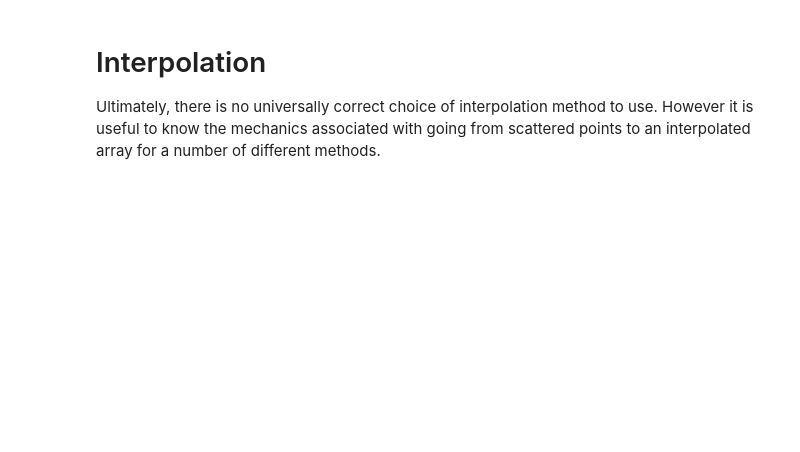
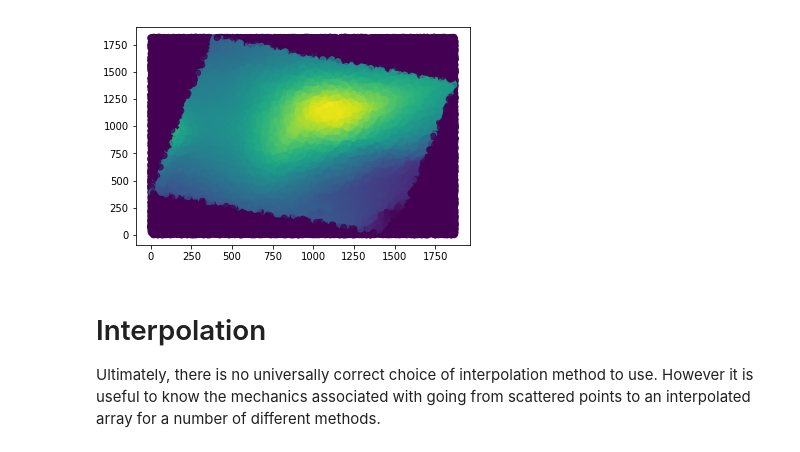
Before and after one commit to CGCooke/CGCooke.github.io, a Jupyter notebook: _jupyter/Scattered-Interpolation.ipynb, the cells around one changed output. Drawn from its saved outputs; the diff is of its cells as text; code cells hidden in the pictures; blank space fills up the shorter version.

```diff
--- a/_jupyter/Scattered-Interpolation.ipynb
+++ b/_jupyter/Scattered-Interpolation.ipynb
@@ -26,8 +78,8 @@ heightArray = np.loadtxt('coordinates.csv',delimiter=',',usecols=(2,))
 # %%
-plt.scatter(xArray,yArray,c=heightArray,cmap ='RdYlGn_r',alpha=0.75)
-plt.title('Scatter Plot')
-plt.savefig('ScatterPlot.png')
-plt.close()
+plt.scatter(xArray,yArray,c=heightArray,alpha=0.75)
+plt.show()
+# %% [output]
+[figure, added]
 # %% [markdown]
 Interpolation
 ===============
```
Also changed, not shown: parts of 27 cells of this notebook, 5 other files.
